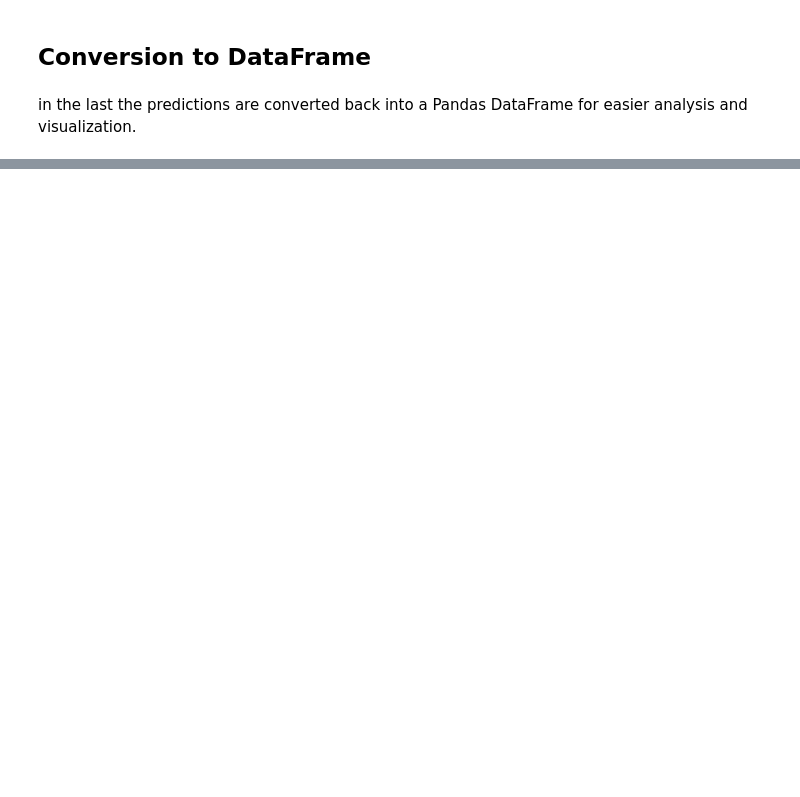
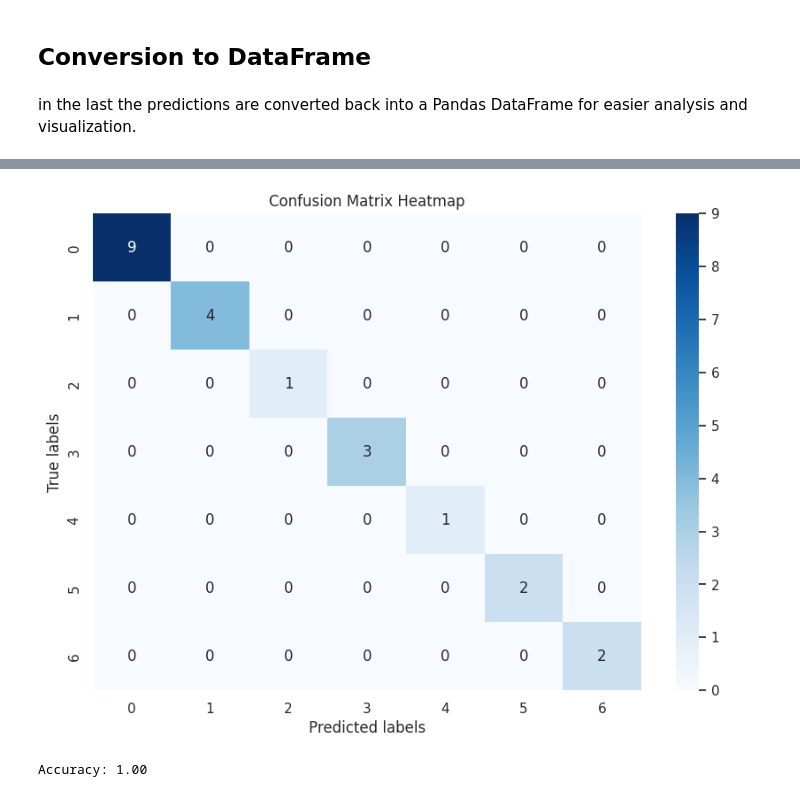
Before and after one commit to suryawanshiaarti022/Individual-Project, a Jupyter notebook: code_with_weight_matrices.ipynb, the cells around one changed output, grey strips where cells are left out. Drawn from its saved outputs; the diff is of its cells as text; code cells hidden in the pictures; blank space fills up the shorter version.

```diff
--- a/code_with_weight_matrices.ipynb
+++ b/code_with_weight_matrices.ipynb
@@ -285,0 +375,22 @@ test_predictions_df.head()
+# %%
+import pandas as pd
+from sklearn.metrics import confusion_matrix
+import torch
+
+# Example test_predictions (predicted labels in one-hot encoding)
+# For demonstration, let's assume it's the same as y_test_tensor
+test_predictions = y_test_tensor.clone()  # Replace this with your model's predictions
+
+# Converting one-hot encoded labels to integer labels
+true_labels = y_test_tensor.argmax(axis=1)
+predicted_labels = test_predictions.argmax(axis=1)
+
+# Generating the confusion matrix
+cm = confusion_matrix(true_labels, predicted_labels)
+
+# Convert the confusion matrix to a DataFrame for better readability
+confusion_matrix_df = pd.DataFrame(cm,
+                                   index = [i for i in range(7)],
+                                   columns = [i for i in range(7)])
+
+confusion_matrix_df
@@ -285,0 +423,41 @@ test_predictions_df.head()
+# %%
+import matplotlib.pyplot as plt
+import seaborn as sns
+
+# Assuming confusion_matrix_df is your confusion matrix DataFrame
+# Generate the heatmap
+plt.figure(figsize=(10, 7))
+sns.heatmap(confusion_matrix_df, annot=True, fmt='g', cmap='Blues')
+
+# Adding labels for clarity
+plt.xlabel('Predicted labels')
+plt.ylabel('True labels')
+plt.title('Confusion Matrix Heatmap')
+
+# Display the heatmap
+plt.show()
+# %% [output]
+[figure, added]
+# %%
+from sklearn.metrics import accuracy_score
+
+# Continue from your existing code
+# ...
+
+# Converting one-hot encoded labels to integer labels for true and predicted labels
+true_labels = y_test_tensor.argmax(axis=1)
+predicted_labels = test_predictions.argmax(axis=1)
+
+# Generating the confusion matrix
+cm = confusion_matrix(true_labels, predicted_labels)
+
+# Calculate accuracy
+accuracy = accuracy_score(true_labels, predicted_labels)
+
+# Print accuracy
+print(f"Accuracy: {accuracy:.2f}")
+
+# Continue with the rest of your existing code to plot the confusion matrix
+# ...
+# %% [output]
+Accuracy: 1.00
```
Also changed, not shown: parts of 19 cells of this notebook.
